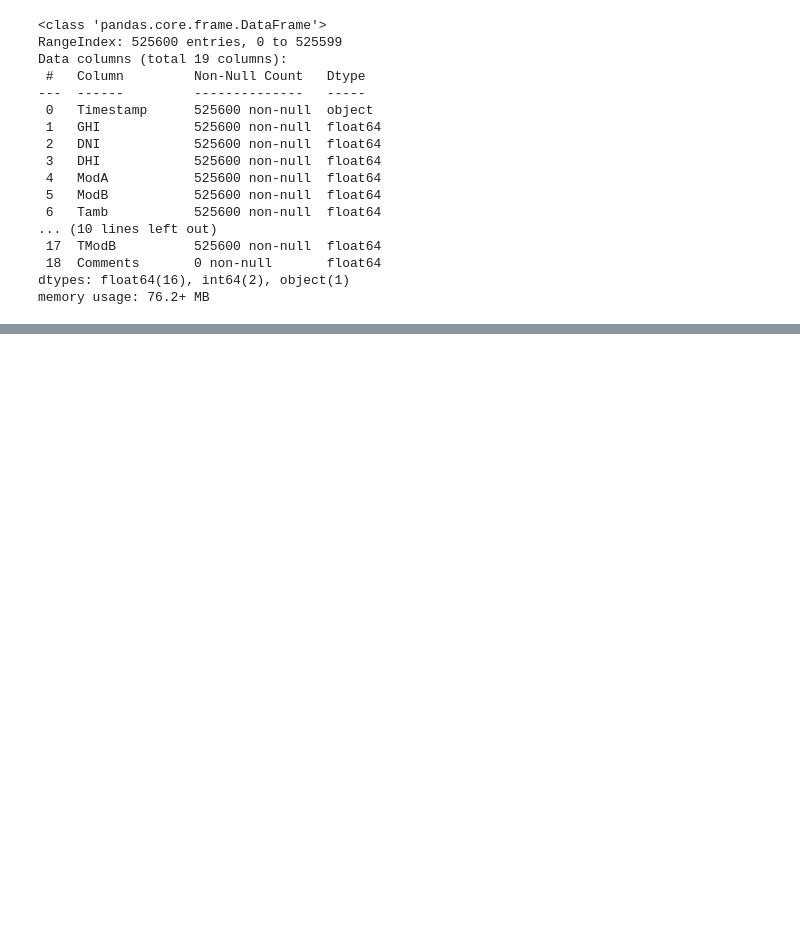
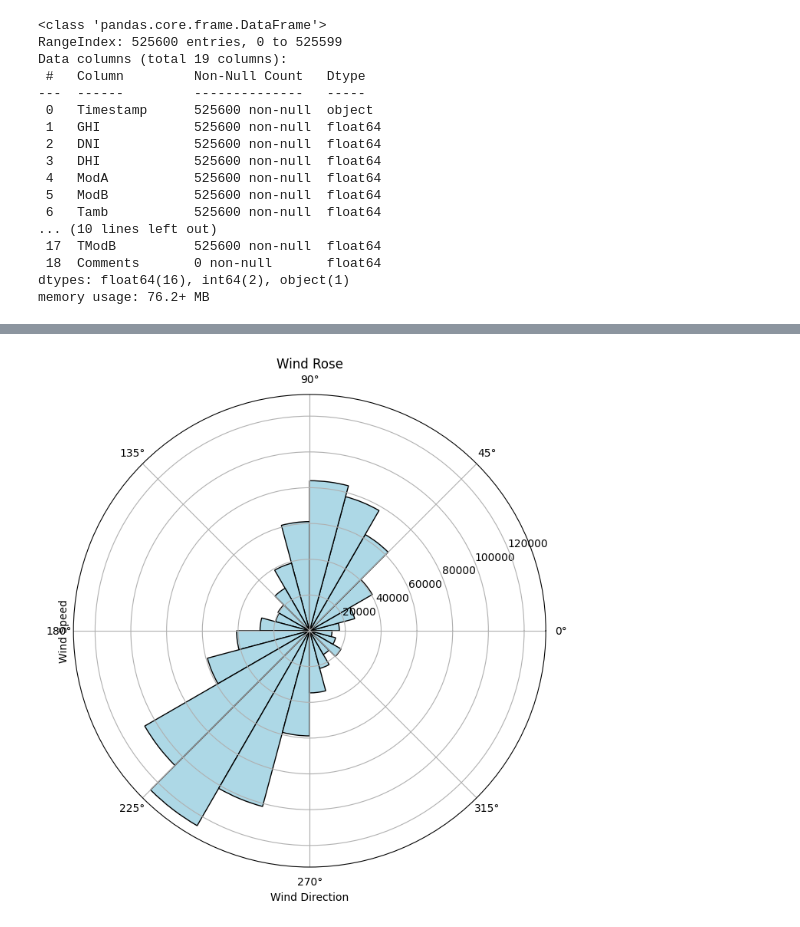
Before and after one commit to Abel-Marie/solar-data-analysis, a Jupyter notebook: datasets/benin-malanville/notebooks/01_eda_benin.ipynb, the cells around one changed output, grey strips where cells are left out. Saved outputs shown, nothing was run; the diff lists cells and outputs as text; code cells hidden in the pictures; blank space fills up the shorter version.

Commit message:
final EDA using ploting techniques

```diff
--- a/datasets/benin-malanville/notebooks/01_eda_benin.ipynb
+++ b/datasets/benin-malanville/notebooks/01_eda_benin.ipynb
@@ -80,0 +196,5 @@ df_benin.describe()
+# %%
+# Step 5: Wind Analysis using Wind Rose (Wind Direction and Speed)
+plot_wind_rose(df_benin, wind_direction_column='WD', wind_speed_column='WS')
+# %% [output]
+[figure, added]
```
Also changed, not shown: parts of 13 cells of this notebook, 3 other files.
